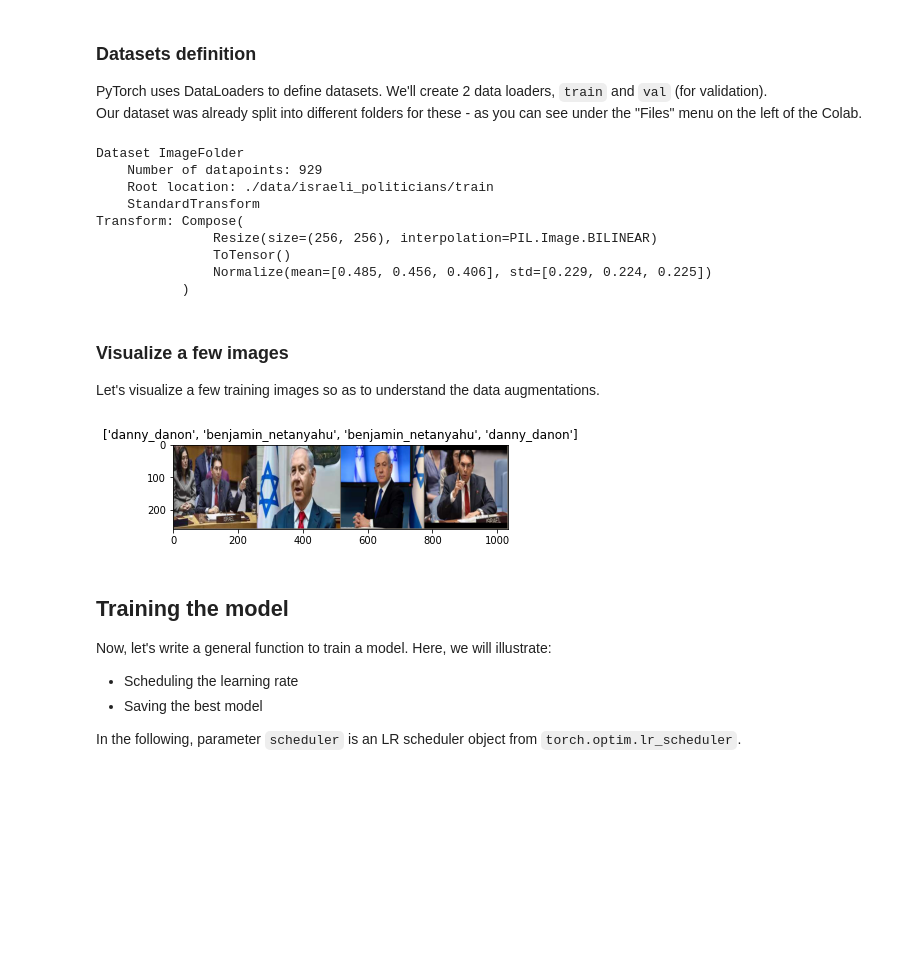
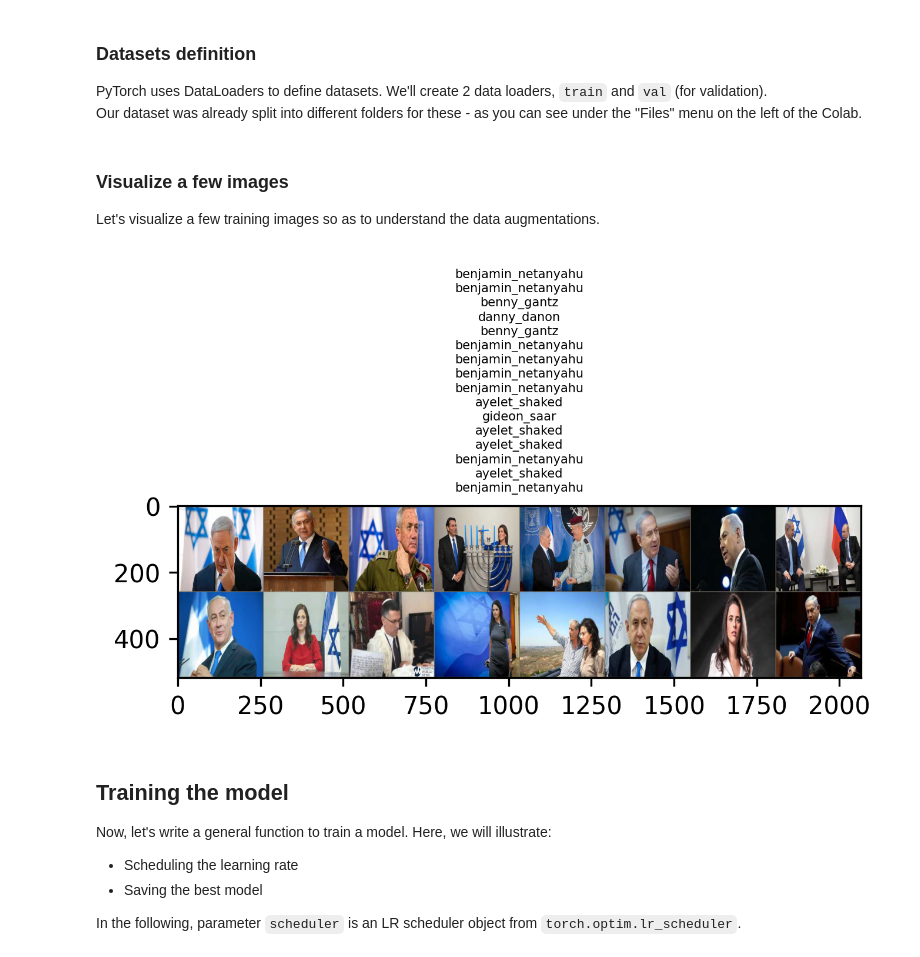
Before and after one commit to omriallouche/ydata_deep_learning_2021, a Jupyter notebook: labs/intro_to_dl_transfer_learning/transfer_learning_tutorial.ipynb, the cells around one changed output. Saved outputs shown, nothing was run; the diff lists cells and outputs as text; code cells hidden in the pictures; blank space fills up the shorter version.

```diff
--- a/labs/intro_to_dl_transfer_learning/transfer_learning_tutorial.ipynb
+++ b/labs/intro_to_dl_transfer_learning/transfer_learning_tutorial.ipynb
@@ -84,16 +90,22 @@ with ZipFile('./data/israeli_politicians.zip', 'r') as zipObj:
 PyTorch uses DataLoaders to define datasets. We'll create 2 data loaders, `train` and `val` (for validation).
 Our dataset was already split into different folders for these - as you can see under the "Files" menu on the left of the Colab.
 # %%
+means = [0.485, 0.456, 0.406]
+stds = [0.229, 0.224, 0.225]
+
+# means = [0, 0, 0]
+# stds = [1, 1, 1]
+
 data_transforms = {
     'train': transforms.Compose([
         transforms.Resize((256, 256)),
         transforms.ToTensor(),
-        transforms.Normalize([0.485, 0.456, 0.406], [0.229, 0.224, 0.225])
+        transforms.Normalize(means, stds)
     ]),
     'val': transforms.Compose([
-       transforms.Resize((256, 256)),
+        transforms.Resize((256, 256)),
         transforms.ToTensor(),
-        transforms.Normalize([0.485, 0.456, 0.406], [0.229, 0.224, 0.225])
+        transforms.Normalize(means, stds)
     ]),
 }
 # %%
@@ -102,7 +114,7 @@ data_dir = r'./data/israeli_politicians/'
 image_datasets = {x: datasets.ImageFolder(os.path.join(data_dir, x),
                                           data_transforms[x])
                   for x in ['train', 'val']}
-dataloaders = {x: torch.utils.data.DataLoader(image_datasets[x], batch_size=4,
+dataloaders = {x: torch.utils.data.DataLoader(image_datasets[x], batch_size=16,
                                              shuffle=True, num_workers=4)
               for x in ['train', 'val']}
 dataset_sizes = {x: len(image_datasets[x]) for x in ['train', 'val']}
@@ -110,18 +122,6 @@ class_names = image_datasets['train'].classes
 
 # Check for the availability of a GPU, and use CPU otherwise
 device = torch.device("cuda:0" if torch.cuda.is_available() else "cpu")
-# %%
-image_datasets['train']
-# %% [output]
-Dataset ImageFolder
-    Number of datapoints: 929
-    Root location: ./data/israeli_politicians/train
-    StandardTransform
-Transform: Compose(
-               Resize(size=(256, 256), interpolation=PIL.Image.BILINEAR)
-               ToTensor()
-               Normalize(mean=[0.485, 0.456, 0.406], std=[0.229, 0.224, 0.225])
-           )
 # %% [markdown]
 ### Visualize a few images
 
@@ -130,26 +130,27 @@ augmentations.
 # %%
 def imshow(inp, title=None):
     """Imshow for Tensor."""
     inp = inp.numpy().transpose((1, 2, 0))
-    mean = np.array([0.485, 0.456, 0.406])
-    std = np.array([0.229, 0.224, 0.225])
+    mean = np.array(means)
+    std = np.array(stds)
     inp = std * inp + mean
     inp = np.clip(inp, 0, 1)
+    fig = plt.figure(figsize=(5,3), dpi=300)
     plt.imshow(inp)
     if title is not None:
-        plt.title(title)
+       plt.title(title, fontsize=5)
     plt.pause(0.001)  # pause a bit so that plots are updated
 
 
 # Get a batch of training data
 inputs, classes = next(iter(dataloaders['train']))
 
 # Make a grid from batch
-out = torchvision.utils.make_grid(inputs)
+out = torchvision.utils.make_grid(inputs, nrow=8)
 
-imshow(out, title=[class_names[x] for x in classes])
+imshow(out, title='\n'.join([class_names[x] for x in classes]))
 # %% [output]
-[figure, old version]
+[figure, new version]
 # %% [markdown]
 Training the model
 ------------------
```
Also changed, not shown: parts of 31 cells of this notebook.
